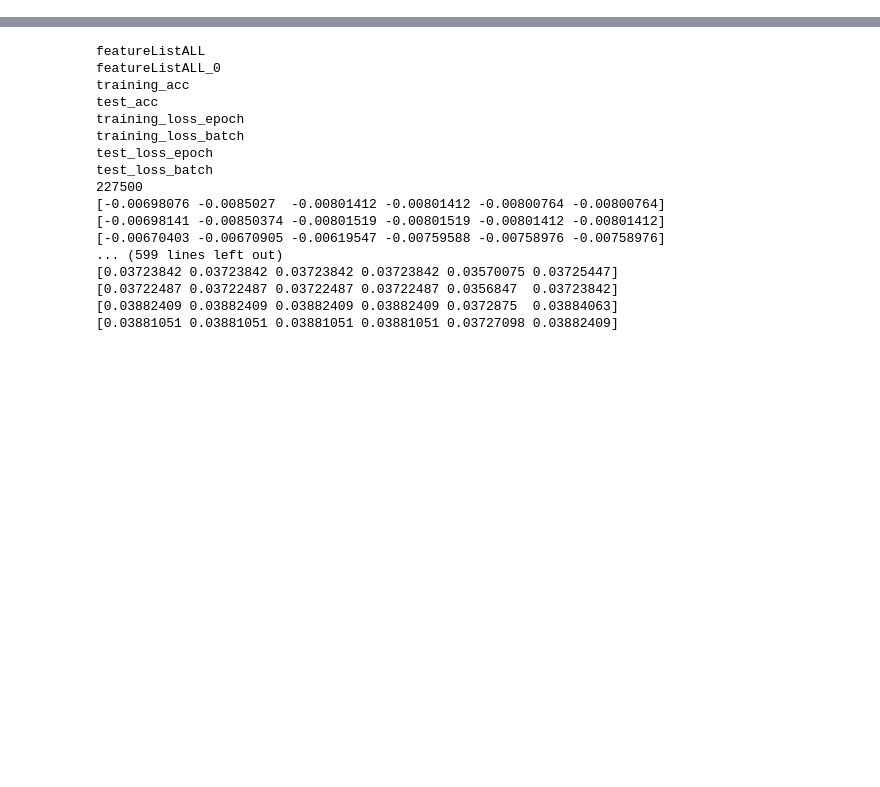
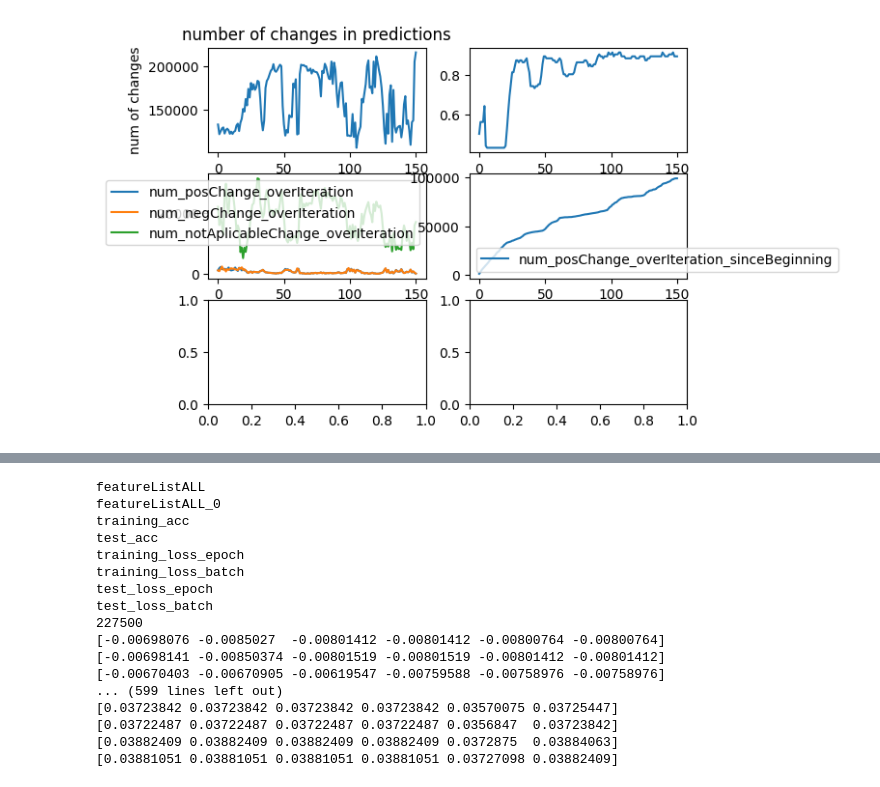
Before and after one commit to VellaRo/Bachelor, a Jupyter notebook: dataDiscovery.ipynb, the cells around one changed output, grey strips where cells are left out. Drawn from its saved outputs; the diff is of its cells as text; code cells hidden in the pictures; blank space fills up the shorter version.

```diff
--- a/dataDiscovery.ipynb
+++ b/dataDiscovery.ipynb
@@ -19,0 +182,79 @@ SyntaxError: (unicode error) 'unicodeescape' codec can't decode bytes in positio
+# %%
+predictionComparisonList_overIterations = rulesResults["predictionComparisonList_overIterations"]
+num_posChange_overIteration = []
+num_negChange_overIteration = []
+num_noChange_overIteration = []
+num_notAplicableChange_overIteration = []
+
+num_posChange_overIteration_sinceBeginning = []
+
+num_posChange_sinceBeginning =0
+#num_posChange = 0
+#num_negChange = 0
+#num_noChange = 0
+#num_notAplicableChange = 0
+for i in predictionComparisonList_overIterations:
+    temp_item = None
+    num_posChange = 0
+    num_negChange = 0
+    num_noChange = 0
+    num_notAplicableChange = 0
+    for j in i:
+        for item in j:
+            if temp_item == None:
+
+                #print(temp_item)
+                pass
+            elif temp_item == item:
+                num_noChange += 1
+            elif temp_item == 1:
+                if item == 0:
+                    num_negChange +=1
+                elif item == -1:
+                    num_notAplicableChange
+
+            elif temp_item == 0:
+                if item ==1:
+                    num_posChange +=1
+                    num_posChange_sinceBeginning +=1
+                elif item == -1:
+                    num_notAplicableChange +=1
+
+            temp_item = item
+
+    num_posChange_overIteration.append(num_posChange)
+    num_negChange_overIteration.append(num_negChange)
+    num_noChange_overIteration .append(num_noChange)
+    num_notAplicableChange_overIteration.append(num_notAplicableChange)
+    num_posChange_overIteration_sinceBeginning.append(num_posChange_sinceBeginning)
+
+print(num_posChange_overIteration)
+print(num_negChange_overIteration)
+print(num_noChange_overIteration)
+print(num_notAplicableChange_overIteration)
+
+        #else:
+        #    if sample ==
+
+figAcc, axsAcc = plt.subplots(nrows=3, ncols=2)
+
+    #data = utils.loadData(dataPath+ "data.npz")
+
+axsAcc[0][0].set_title("number of changes in predictions")
+axsAcc[0][0].set_xlabel("iteration")
+axsAcc[0][0].set_ylabel("num of changes")
+
+#axsAcc.set_yticks([0,20,40,60,80,100,110,120,130,140,])
+axsAcc[1][0].plot(num_posChange_overIteration , label='num_posChange_overIteration')
+axsAcc[1][0].plot(num_negChange_overIteration, label='num_negChange_overIteration')
+axsAcc[0][0].plot(num_noChange_overIteration, label='num_noChange_overIteration')
+axsAcc[1][0].plot(num_notAplicableChange_overIteration, label='num_notAplicableChange_overIteration')#
+axsAcc[1][0].legend()
+
+axsAcc[1][1].plot(num_posChange_overIteration_sinceBeginning, label='num_posChange_overIteration_sinceBeginning')
+axsAcc[1][1].legend()
+
+axsAcc[0][1].plot(trainResults["testAccPerIterationList"], label='testAccPerIterationList')
+
+#axsAcc[2][0].legend()
+# %% [output]
@@ -20 +266,2 @@ SyntaxError: (unicode error) 'unicodeescape' codec can't decode bytes in positio
+[figure, added]
 # %%
```
Also changed, not shown: parts of 9 cells of this notebook, 3 other files.
